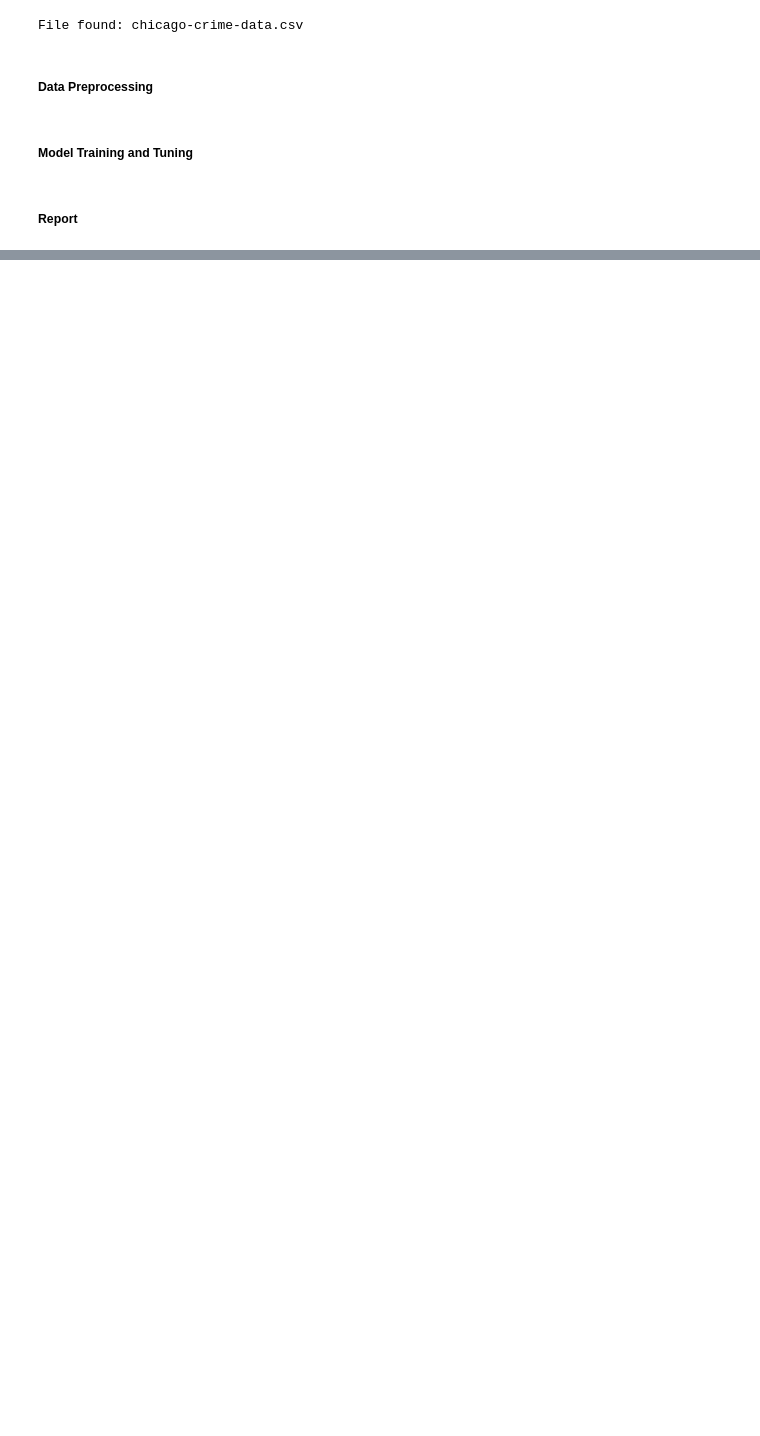
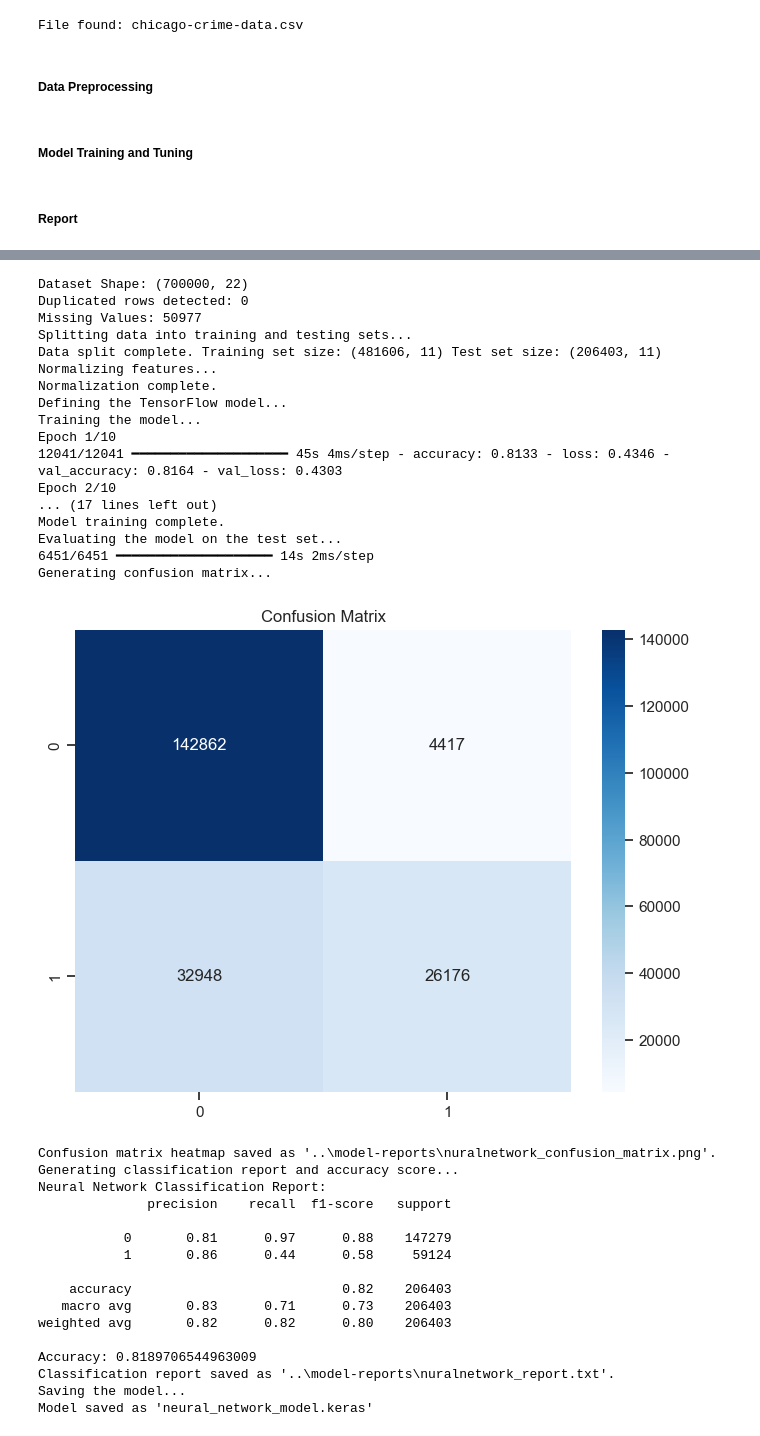
Before and after one commit to Tryd3x/csp571-project, a Jupyter notebook: notebooks/Modeling_Arya.ipynb, the cells around one changed output, grey strips where cells are left out. Saved outputs shown, nothing was run; the diff lists cells and outputs as text; code cells hidden in the pictures; blank space fills up the shorter version.

Commit message:
Improve in recall

```diff
--- a/notebooks/Modeling_Arya.ipynb
+++ b/notebooks/Modeling_Arya.ipynb
@@ -297,0 +262,37 @@ Model saved as 'neural_network_model.h5'
+# %%
+train_and_evaluate_neural_network()
+# %% [output]
+Dataset Shape: (700000, 22)
+Duplicated rows detected: 0
+Missing Values: 50977
+Splitting data into training and testing sets...
+Data split complete. Training set size: (481606, 11) Test set size: (206403, 11)
+Normalizing features...
+Normalization complete.
+Defining the TensorFlow model...
+Training the model...
+Epoch 1/10
+12041/12041 ━━━━━━━━━━━━━━━━━━━━ 45s 4ms/step - accuracy: 0.8133 - loss: 0.4346 - val_accuracy: 0.8164 - val_loss: 0.4303
+Epoch 2/10
+... (17 lines left out)
+Model training complete.
+Evaluating the model on the test set...
+6451/6451 ━━━━━━━━━━━━━━━━━━━━ 14s 2ms/step
+Generating confusion matrix...
+[figure, added]
+Confusion matrix heatmap saved as '..\model-reports\nuralnetwork_confusion_matrix.png'.
+Generating classification report and accuracy score...
+Neural Network Classification Report:
+              precision    recall  f1-score   support
+
+           0       0.81      0.97      0.88    147279
+           1       0.86      0.44      0.58     59124
+
+    accuracy                           0.82    206403
+   macro avg       0.83      0.71      0.73    206403
+weighted avg       0.82      0.82      0.80    206403
+
+Accuracy: 0.8189706544963009
+Classification report saved as '..\model-reports\nuralnetwork_report.txt'.
+Saving the model...
+Model saved as 'neural_network_model.keras'
```
Also changed, not shown: parts of 9 cells of this notebook, 5 other files.
